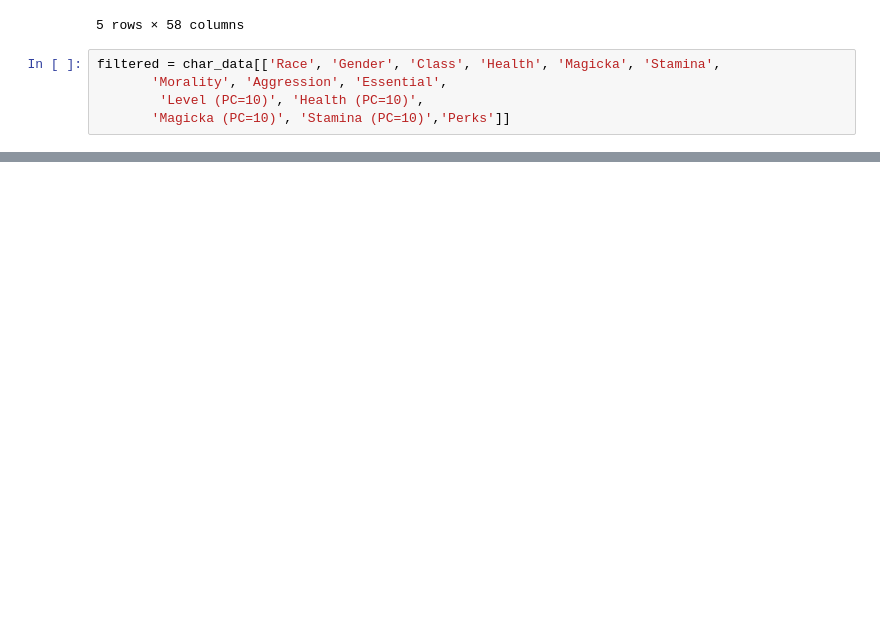
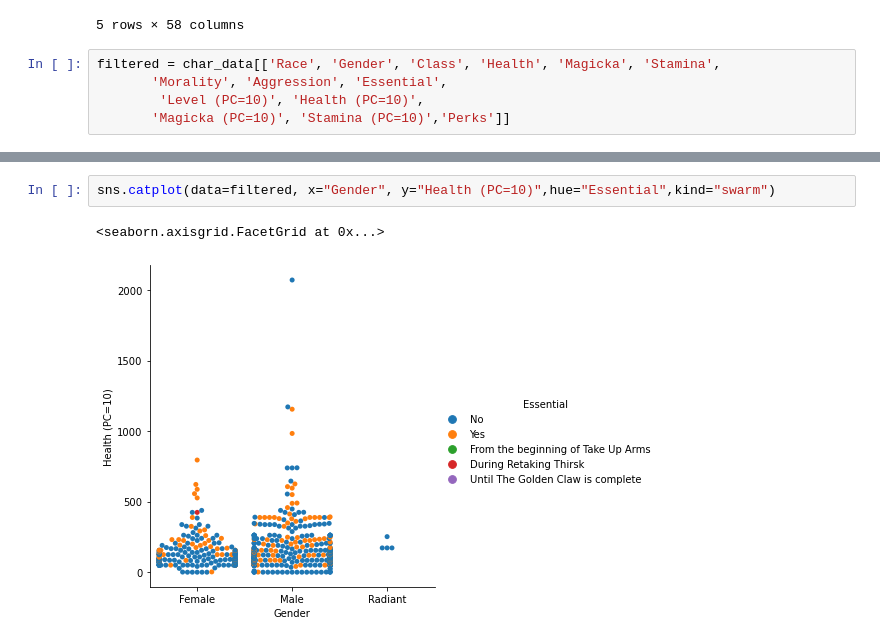
Before and after one commit to riz734/Game-Analytics, a Jupyter notebook: Skyrim/NPC_analysis.ipynb, the cells around one changed output, grey strips where cells are left out. Saved outputs shown, nothing was run; the diff lists cells and outputs as text; blank space fills up the shorter version.

```diff
--- a/Skyrim/NPC_analysis.ipynb
+++ b/Skyrim/NPC_analysis.ipynb
@@ -86,0 +121,5 @@ filtered
+# %%
+sns.catplot(data=filtered, x="Gender", y="Health (PC=10)",hue="Essential",kind="swarm")
+# %% [output]
+<seaborn.axisgrid.FacetGrid at 0x...>
+[figure, added]
```
Also changed, not shown: parts of 7 cells of this notebook.
